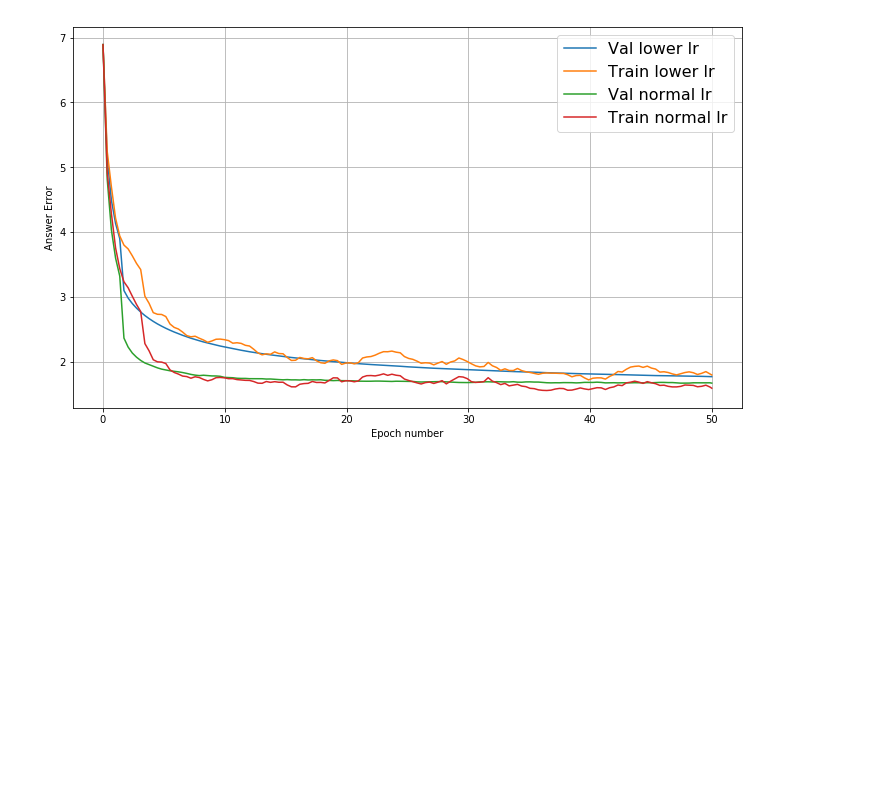
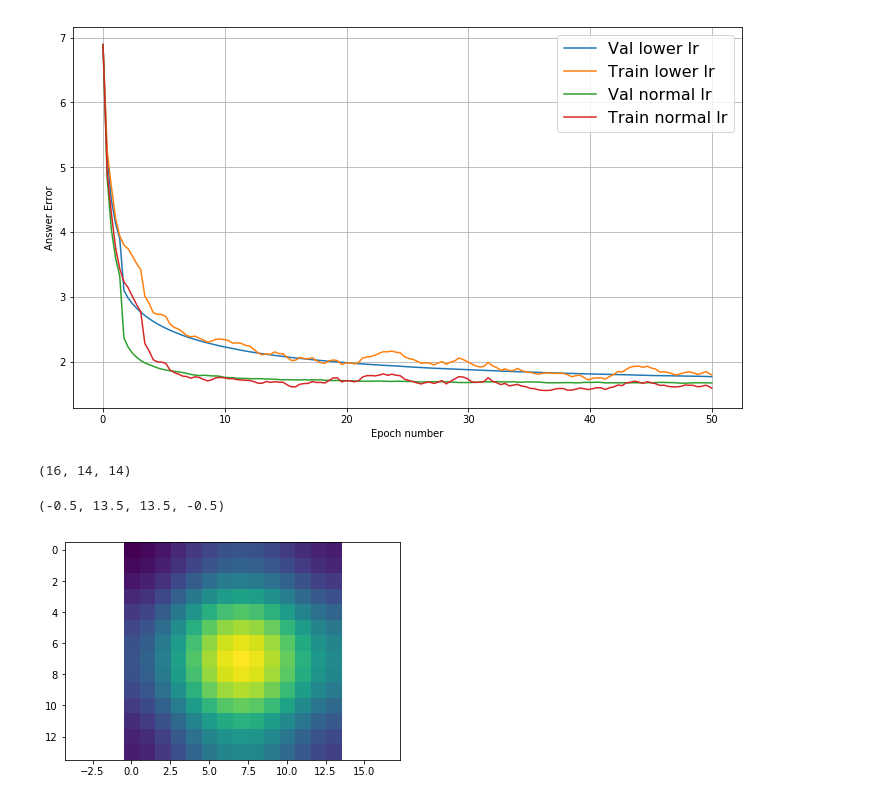
Before and after one commit to goncalomcorreia/vqa_human_attention, a Jupyter notebook: Plots.ipynb, the cells around one changed output. Cells and saved outputs as stored; diff of their text form; code cells hidden in the pictures; blank space fills up the shorter version.

```diff
--- a/Plots.ipynb
+++ b/Plots.ipynb
@@ -450,3 +463,35 @@ ax1.grid()
 fig.show()
 # %% [output]
 [figure]
+# %%
+from scipy.ndimage.filters import gaussian_filter
+from scipy.ndimage import rotate
+
+def gkern(kernlen=14, nsig=[1,1], rot = None):
+    """Returns a 2D Gaussian kernel array."""
+
+    # create nxn zeros
+    inp = np.zeros((kernlen, kernlen))
+    # set element at the middle to one, a dirac delta
+    inp[kernlen//2, kernlen//2] = 1
+    res = gaussian_filter(inp, nsig)
+    if rot != None:
+        res = rotate(res, rot)
+    return res
+# %%
+def create_blobs():
+    res = np.zeros((1,14,14))
+    for i in range(1, 5):
+        for j in range(1,5):
+            res = np.concatenate([res, gkern(nsig=[i,j])[None, :, :]], axis=0)
+    return res[1:]
+# %%
+res = create_blobs()
+# %% [output]
+(16, 14, 14)
+# %%
+plt.imshow(res[15])
+plt.axis('equal')
+# %% [output]
+(-0.5, 13.5, 13.5, -0.5)
+[figure, added]
```
Also changed, not shown: parts of 2 cells of this notebook, 1 other file.
